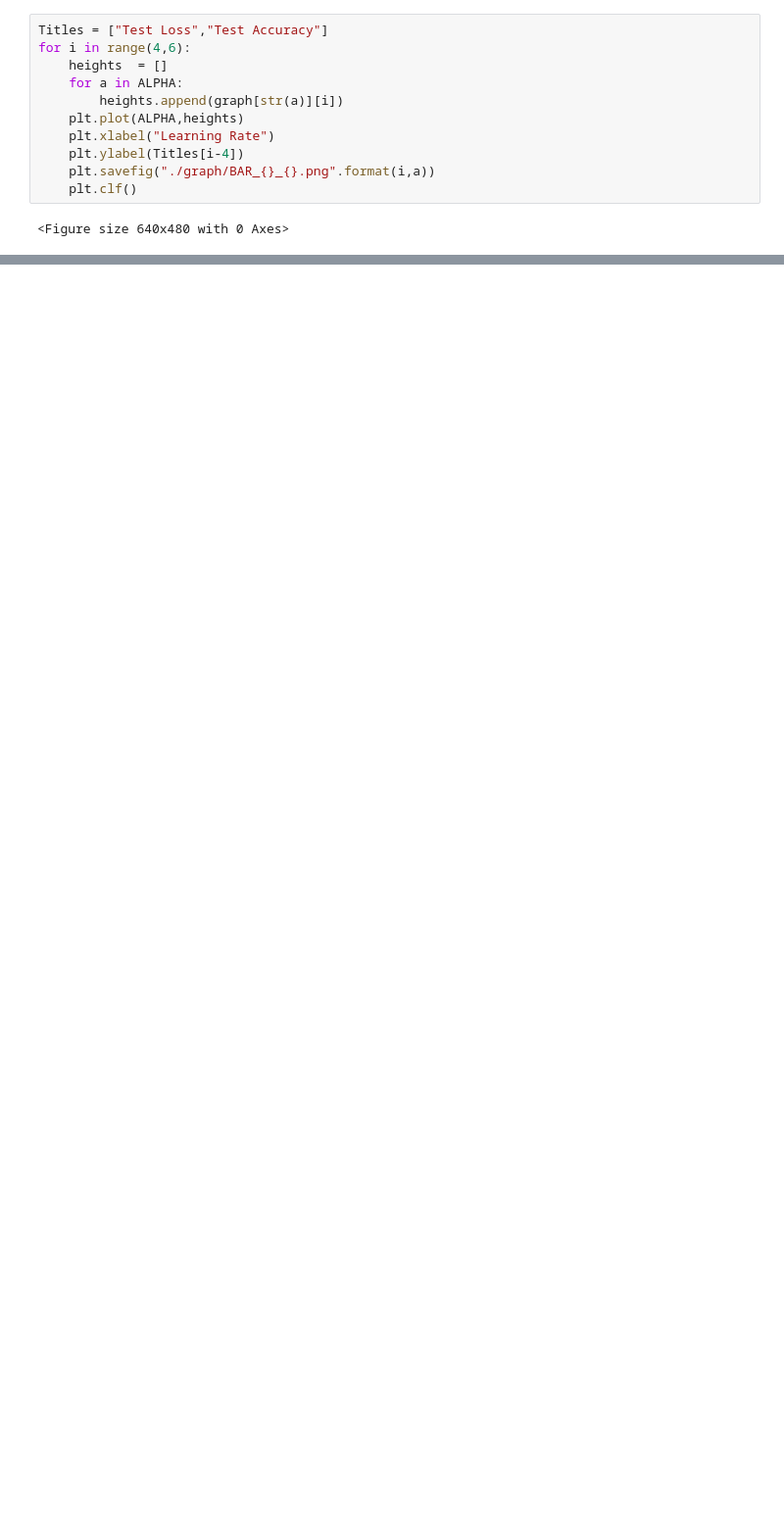
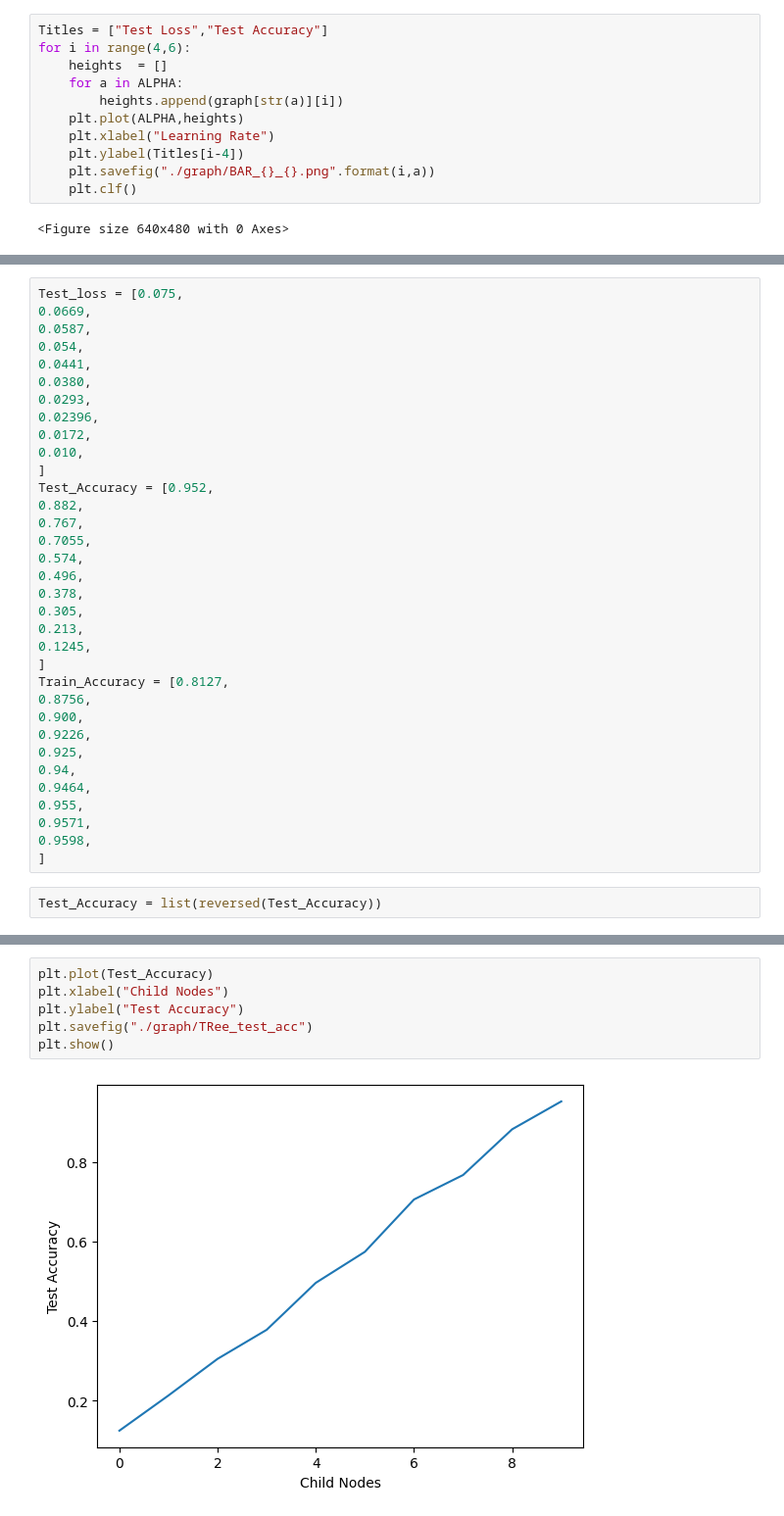
Before and after one commit to cannibalcheeseburger/ELL784, a Jupyter notebook: Assignment2/test.ipynb, the cells around one changed output, grey strips where cells are left out. Shown: that part at 98% size. Cells and saved outputs as stored; diff of their text form; blank space fills up the shorter version.

```diff
--- a/Assignment2/test.ipynb
+++ b/Assignment2/test.ipynb
@@ -157,0 +166,36 @@ graph[str(ALPHA[0])][5]
+# %%
+Test_loss = [0.075,
+0.0669,
+0.0587,
+0.054,
+0.0441,
+0.0380,
+0.0293,
+0.02396,
+0.0172,
+0.010,
+]
+Test_Accuracy = [0.952,
+0.882,
+0.767,
+0.7055,
+0.574,
+0.496,
+0.378,
+0.305,
+0.213,
+0.1245,
+]
+Train_Accuracy = [0.8127,
+0.8756,
+0.900,
+0.9226,
+0.925,
+0.94,
+0.9464,
+0.955,
+0.9571,
+0.9598,
+]
+# %%
+Test_Accuracy = list(reversed(Test_Accuracy))
@@ -157,0 +205,8 @@ graph[str(ALPHA[0])][5]
+# %%
+plt.plot(Test_Accuracy)
+plt.xlabel("Child Nodes")
+plt.ylabel("Test Accuracy")
+plt.savefig("./graph/TRee_test_acc")
+plt.show()
+# %% [output]
+[figure, added]
```
Also changed, not shown: parts of 5 cells of this notebook, 4 other files.
